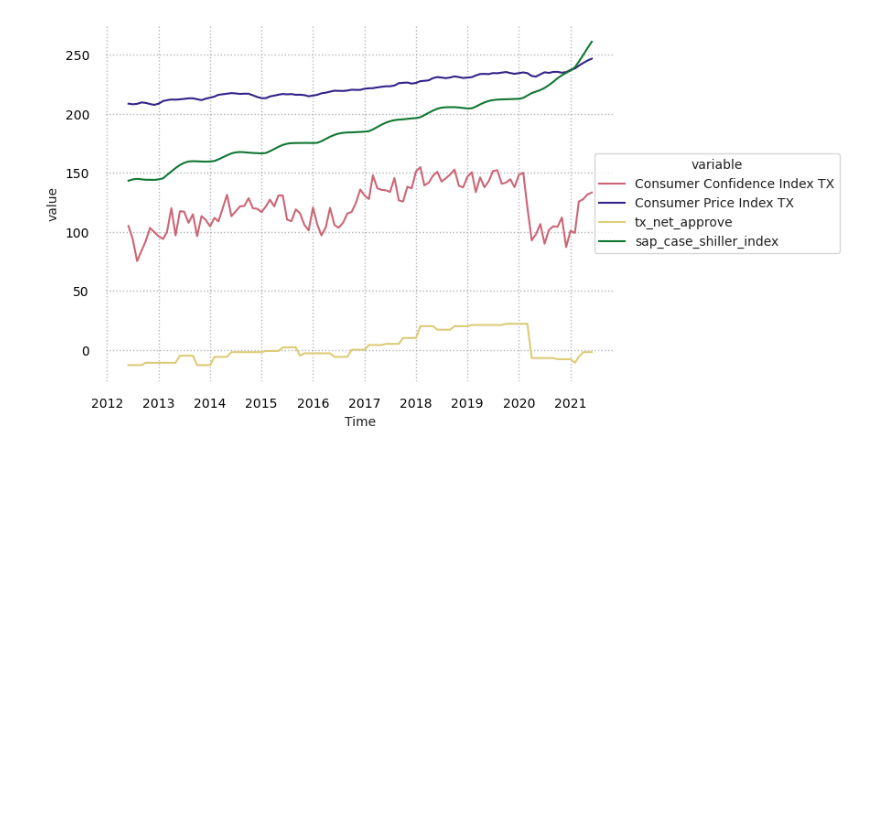
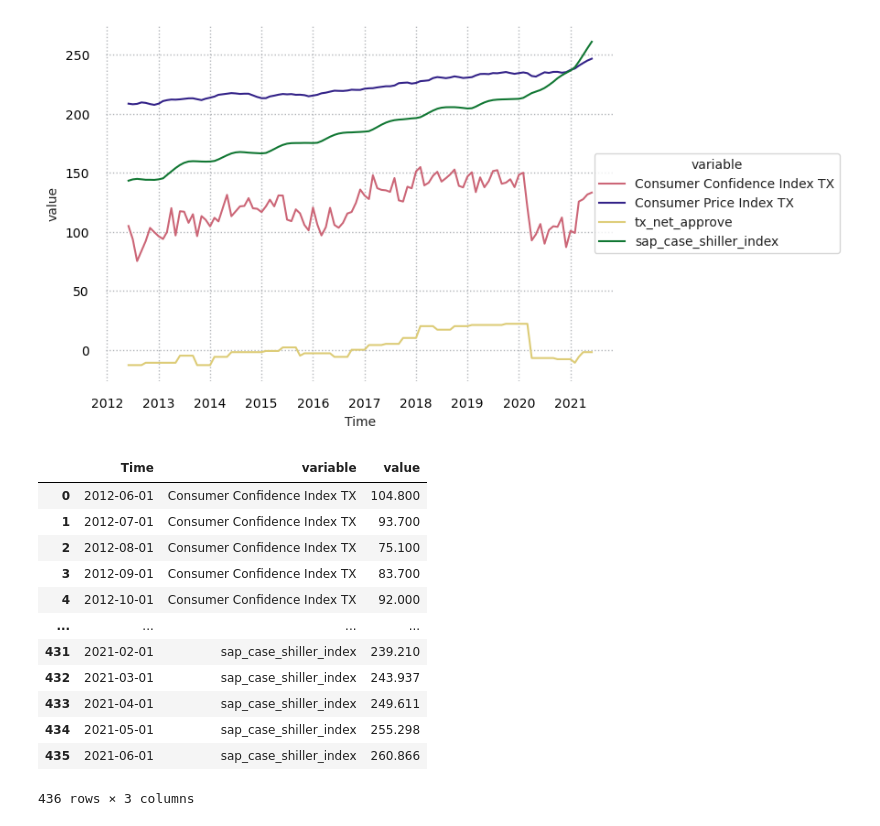
Before and after one commit to HaydenWarren/zri-forecast, a Jupyter notebook: hayden/polling_vs_econ_graphs.ipynb, the cells around one changed output. Drawn from its saved outputs; the diff is of its cells as text; code cells hidden in the pictures; blank space fills up the shorter version.

Commit message:
small change to poling graph

```diff
--- a/hayden/polling_vs_econ_graphs.ipynb
+++ b/hayden/polling_vs_econ_graphs.ipynb
@@ -78,6 +78,22 @@ sns.move_legend(g, loc = 'center', bbox_to_anchor = (1.2,.5))
 plt.show()
 # %% [output]
 [figure]
+# %%
+graph_df
+# %% [output]
+|  | Time | variable | value |
+| 0 | 2012-06-01 | Consumer Confidence Index TX | 104.800 |
+| 1 | 2012-07-01 | Consumer Confidence Index TX | 93.700 |
+| 2 | 2012-08-01 | Consumer Confidence Index TX | 75.100 |
+| 3 | 2012-09-01 | Consumer Confidence Index TX | 83.700 |
+| 4 | 2012-10-01 | Consumer Confidence Index TX | 92.000 |
+| ... | ... | ... | ... |
+| 431 | 2021-02-01 | sap_case_shiller_index | 239.210 |
+| 432 | 2021-03-01 | sap_case_shiller_index | 243.937 |
+| 433 | 2021-04-01 | sap_case_shiller_index | 249.611 |
+| 434 | 2021-05-01 | sap_case_shiller_index | 255.298 |
+| 435 | 2021-06-01 | sap_case_shiller_index | 260.866 |
+436 rows × 3 columns
 # %%
 fig, ax = plt.subplots()
 g = sns.lineplot(data = zori_pred[zori_pred['zip_code']==75052],
```
